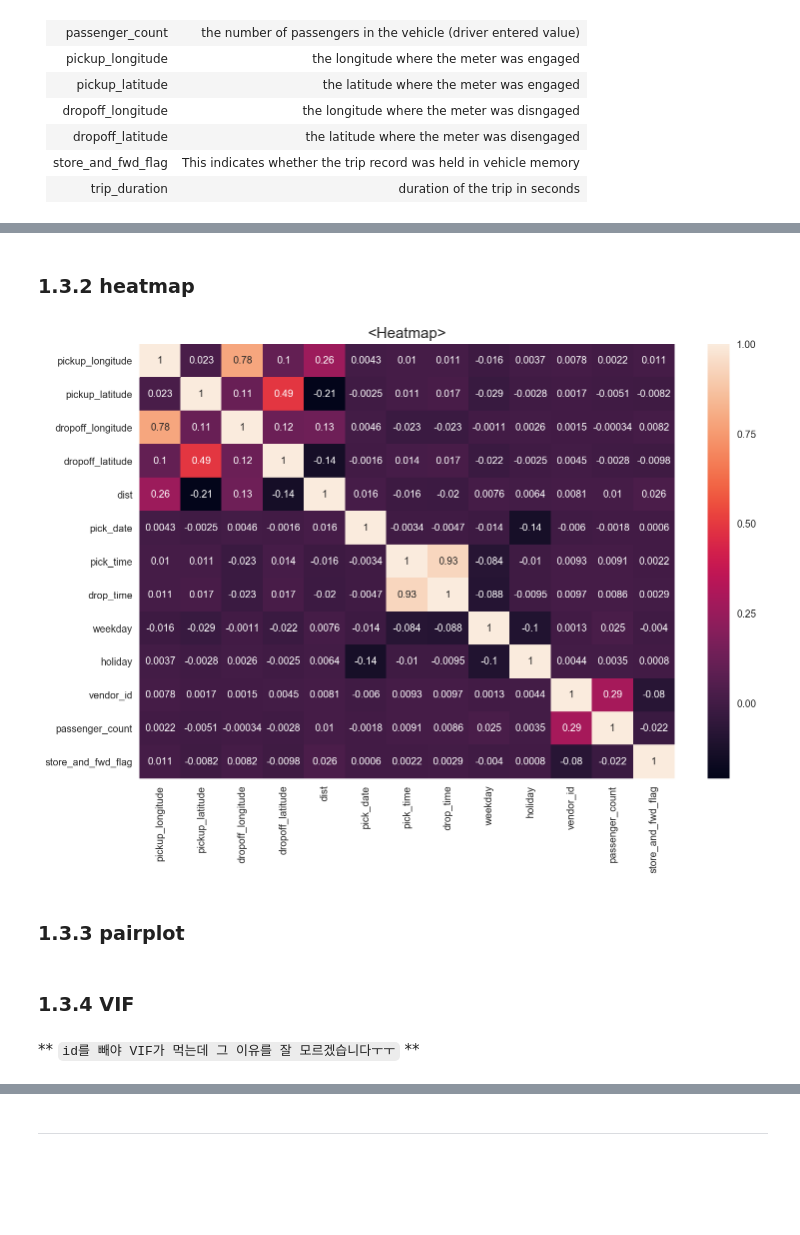
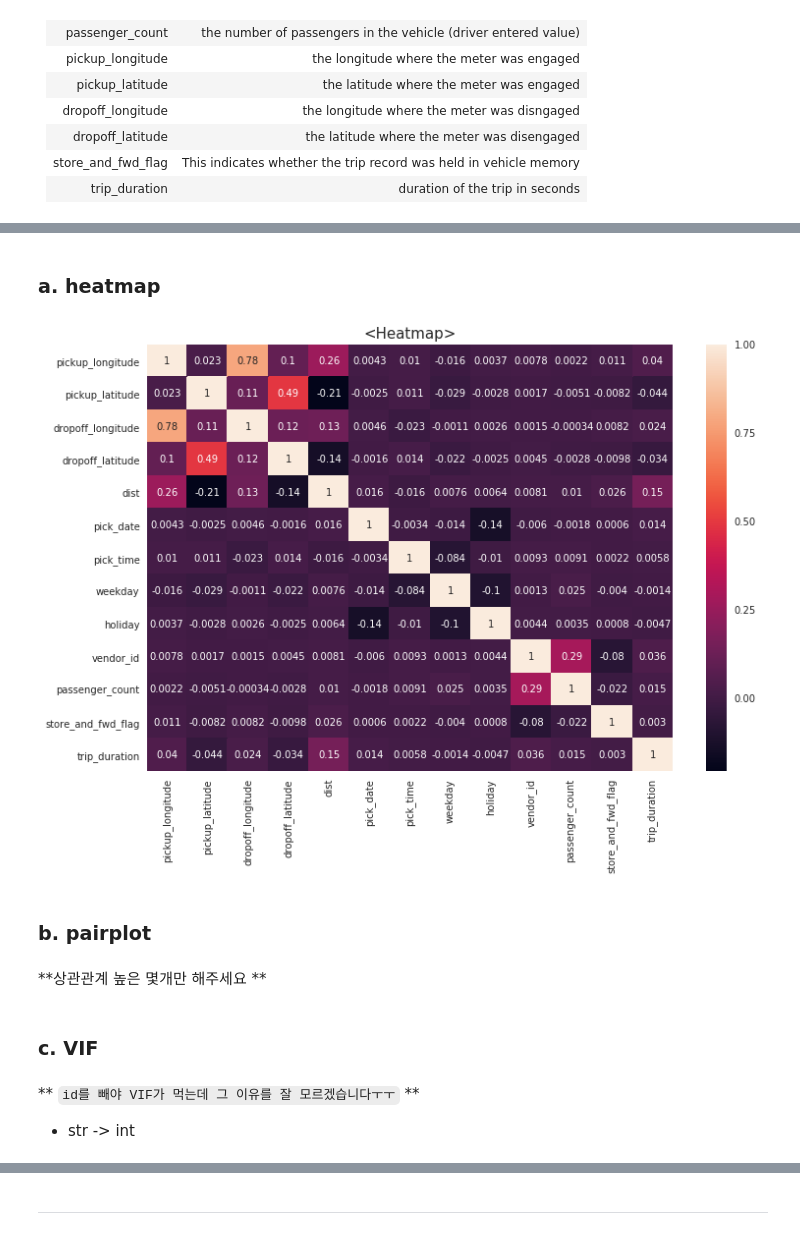
Before and after one commit to Moons08/dss-project-taxi, a Jupyter notebook: project_report.ipynb, the cells around one changed output, grey strips where cells are left out. Drawn from its saved outputs; the diff is of its cells as text; code cells hidden in the pictures; blank space fills up the shorter version.

```diff
--- a/project_report.ipynb
+++ b/project_report.ipynb
@@ -153,0 +165,3 @@ plt.show()
+# %%
+# Trip_duration에서 나타난 4개의 이상치 제거
+taxi = taxi[taxi['trip_duration'] < 1500000].reset_index(drop=True)
@@ -243,11 +232,10 @@ plt.show()
 # %%
-# 분석을 위한 숫자화
 # id 숫자화 - 분석을 위해 숫자화
-taxi['id'] = taxi['id'].apply(lambda x: x[2:])
+taxi['id'] = taxi['id'].apply(lambda x: int(x[2:]))
 
 # store_and_fwd_flag -  N, Y 를 0, 1 숫자로 변경
 taxi['store_and_fwd_flag'] = taxi['store_and_fwd_flag'].apply(lambda x: 0 if x == 'N' else 1)
 
 # pickup_datetime, dropoff_datetime 형식 바꿈 (2016.01.01 기준)
 taxi['pickup_datetime'] = taxi['pickup_datetime'].apply(strptime)
-taxi['dropoff_datetime'] = taxi['dropoff_datetime'].apply(strptime)
+# taxi['dropoff_datetime'] = taxi['dropoff_datetime'].apply(strptime) 어차피 test에는 없는 데이터
@@ -256,15 +242,13 @@ taxi['dropoff_datetime'] = taxi['dropoff_datetime'].apply(strptime)
 # %%
-# 좌표를 이용해 거리 생성
+# 좌표를 이용해 직선 거리 계산
 taxi['dist'] = haversine_np(taxi['pickup_longitude'], taxi['pickup_latitude'],
                             taxi['dropoff_longitude'], taxi['dropoff_latitude'])
-
 # date를 세분화
 taxi['pick_date'] = taxi['pickup_datetime'].apply(date_to_zero)
 taxi['pick_time'] = taxi['pickup_datetime'].apply(time_to_zero)
-taxi['drop_time'] = taxi['dropoff_datetime'].apply(time_to_zero)
 
-# 요일 표시 (0:월, 1:화, 2:수, 3:목, 4:금, 5:토, 6:일)
+# 요일 표시 (1:월, 2:화, 3:수, 4:목, 5:금, 6:토, 7:일)
 taxi['weekday'] = taxi['pickup_datetime'].apply(week_num)
 
-# holiday는 휴일인지(2) 아닌지(1) 카테고리값 부여
+# holiday: 휴일(1) 평일(0)
 taxi['holiday'] = taxi['pickup_datetime'].apply(holiday)
@@ -342,14 +350,15 @@ plt.show()
 # %% [markdown]
-### 1.3.2 heatmap
+### a. heatmap
 # %%
 f, ax = plt.subplots(figsize=(12, 8))
-taxi_heatmap = taxi_EDA.drop(['trip_duration'], axis = 1)
-sns.heatmap(taxi_heatmap.corr(), annot=True)
+sns.heatmap(taxi.corr(), annot=True)
 plt.title("<Heatmap>", fontsize = 15)
 plt.show()
 # %% [output]
-[figure, old version]
+[figure, new version]
 # %% [markdown]
-### 1.3.3 pairplot
+### b. pairplot
+# %% [markdown]
+**상관관계 높은 몇개만 해주세요 **
 # %%
 # 오래 걸려서 일단 패스
@@ -358,5 +367,6 @@ plt.show()
 # %% [markdown]
-### 1.3.4 VIF
+### c. VIF
 # %% [markdown]
 ** `id를 빼야 VIF가 먹는데 그 이유를 잘 모르겠습니다ㅜㅜ` **
+- str -> int
 # %%
```
Also changed, not shown: parts of 69 cells of this notebook.
